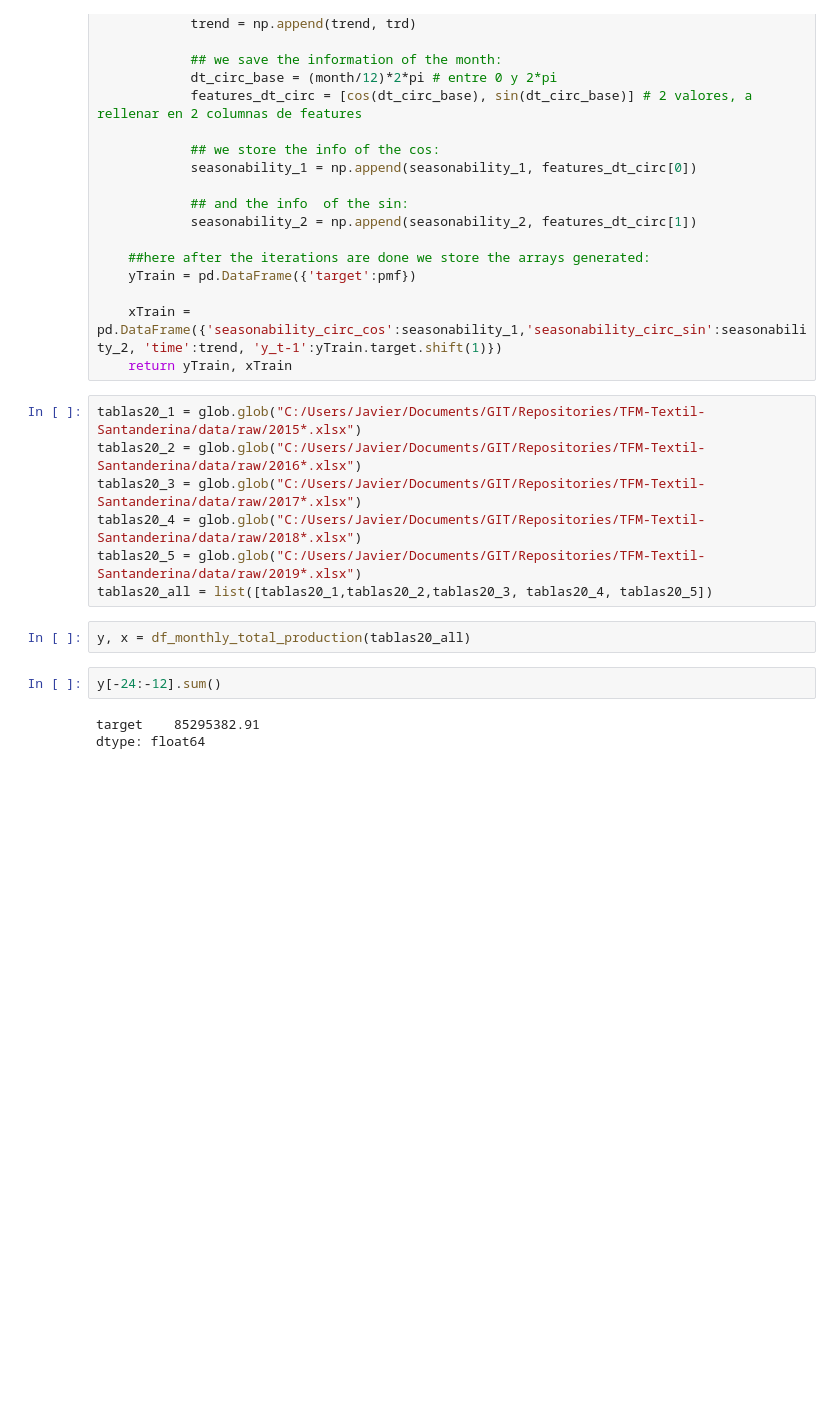
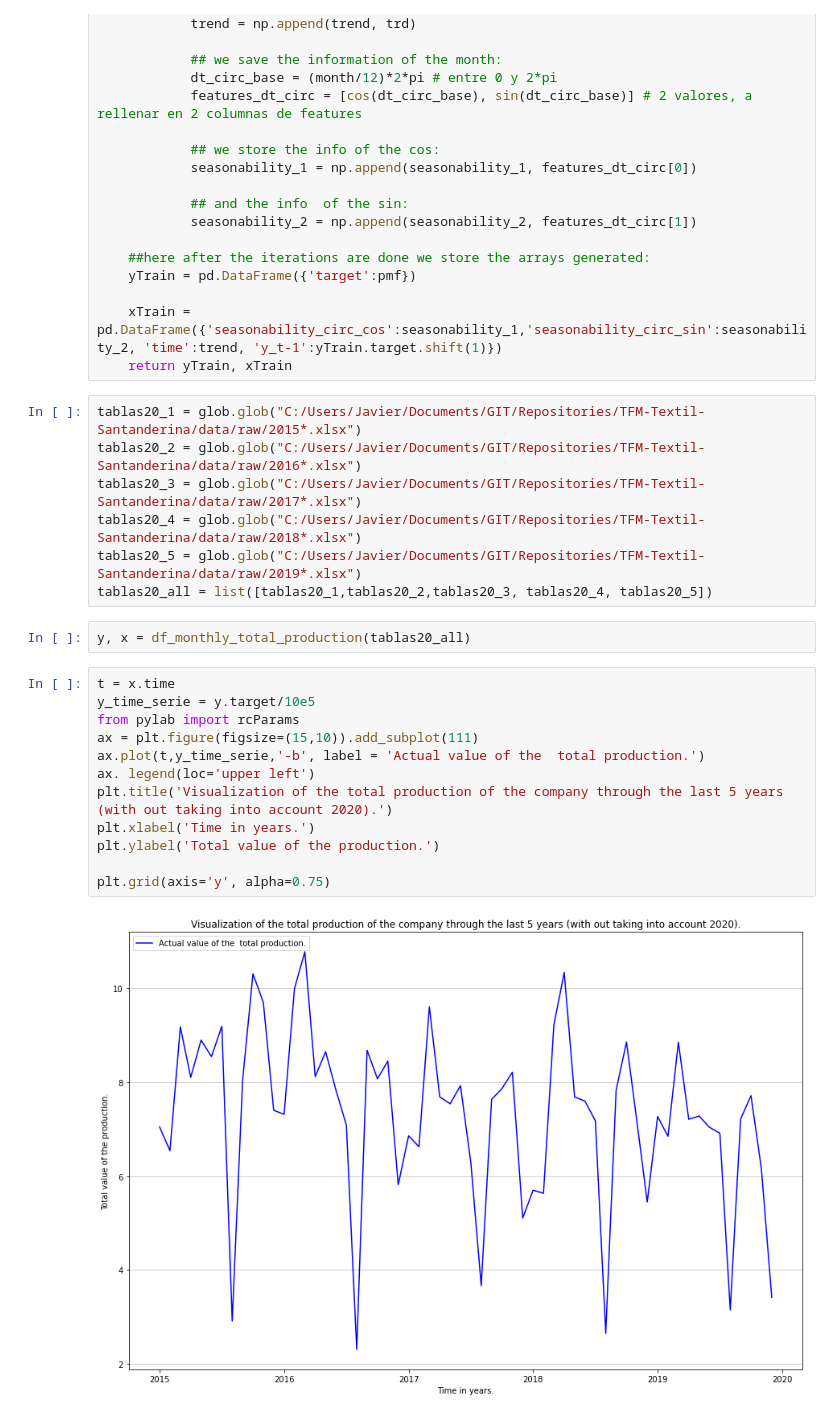
Before and after one commit to javi-saez/TFM-Textil-Santanderina, a Jupyter notebook: notebooks/experiments/info_extraction/20210501_infoextraction_removing_mistakes.ipynb, the cells around one changed output. Cells and saved outputs as stored; diff of their text form; blank space fills up the shorter version.

Commit message:
now we generate the initial time serie but removing initial mistakes and observing its seasonability

```diff
--- a/notebooks/experiments/info_extraction/20210501_infoextraction_removing_mistakes.ipynb
+++ b/notebooks/experiments/info_extraction/20210501_infoextraction_removing_mistakes.ipynb
@@ -94,8 +98,17 @@ tablas20_5 = glob.glob("C:/Users/Javier/Documents/GIT/Repositories/TFM-Textil-Sa
 tablas20_all = list([tablas20_1,tablas20_2,tablas20_3, tablas20_4, tablas20_5])
 # %%
 y, x = df_monthly_total_production(tablas20_all)
-# %%
-y[-24:-12].sum()
-# %% [output]
-target    85295382.91
-dtype: float64
+# %%
+t = x.time
+y_time_serie = y.target/10e5
+from pylab import rcParams
+ax = plt.figure(figsize=(15,10)).add_subplot(111)
+ax.plot(t,y_time_serie,'-b', label = 'Actual value of the  total production.')
+ax. legend(loc='upper left')
+plt.title('Visualization of the total production of the company through the last 5 years (with out taking into account 2020).')
+plt.xlabel('Time in years.')
+plt.ylabel('Total value of the production.')
+
+plt.grid(axis='y', alpha=0.75)
+# %% [output]
+[figure, added]
```
Also changed, not shown: parts of 2 cells of this notebook.
